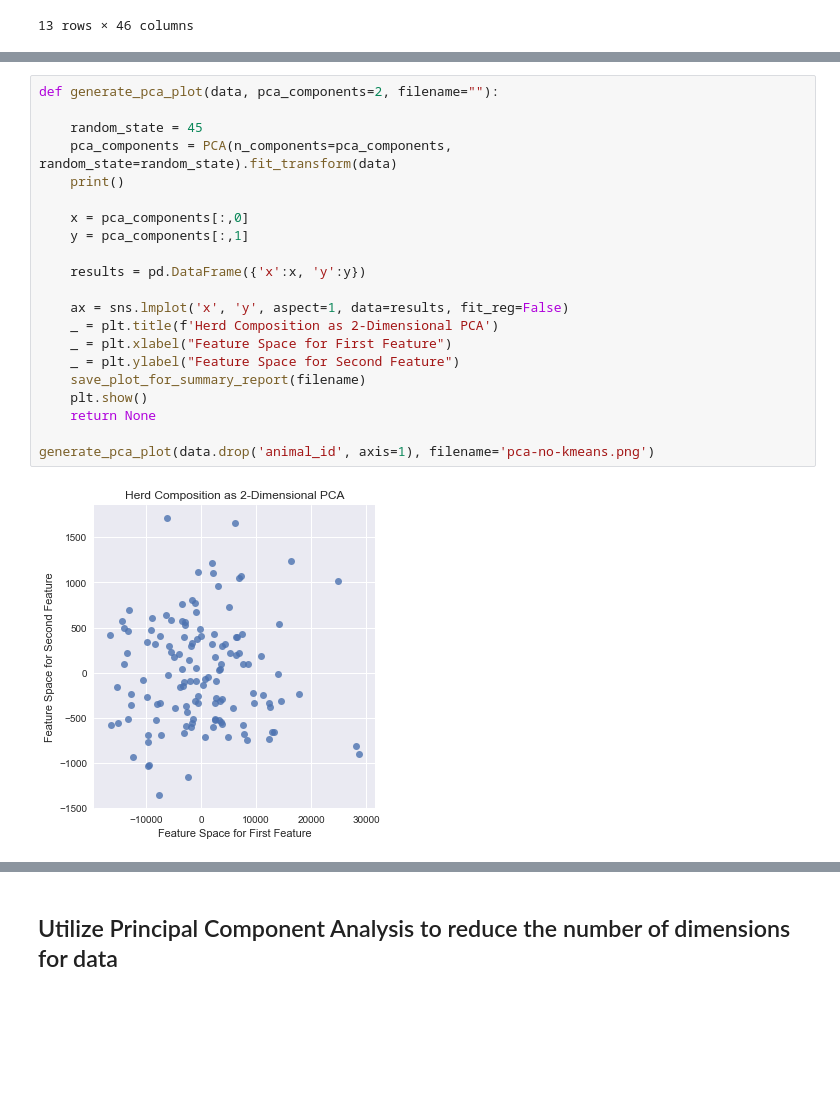
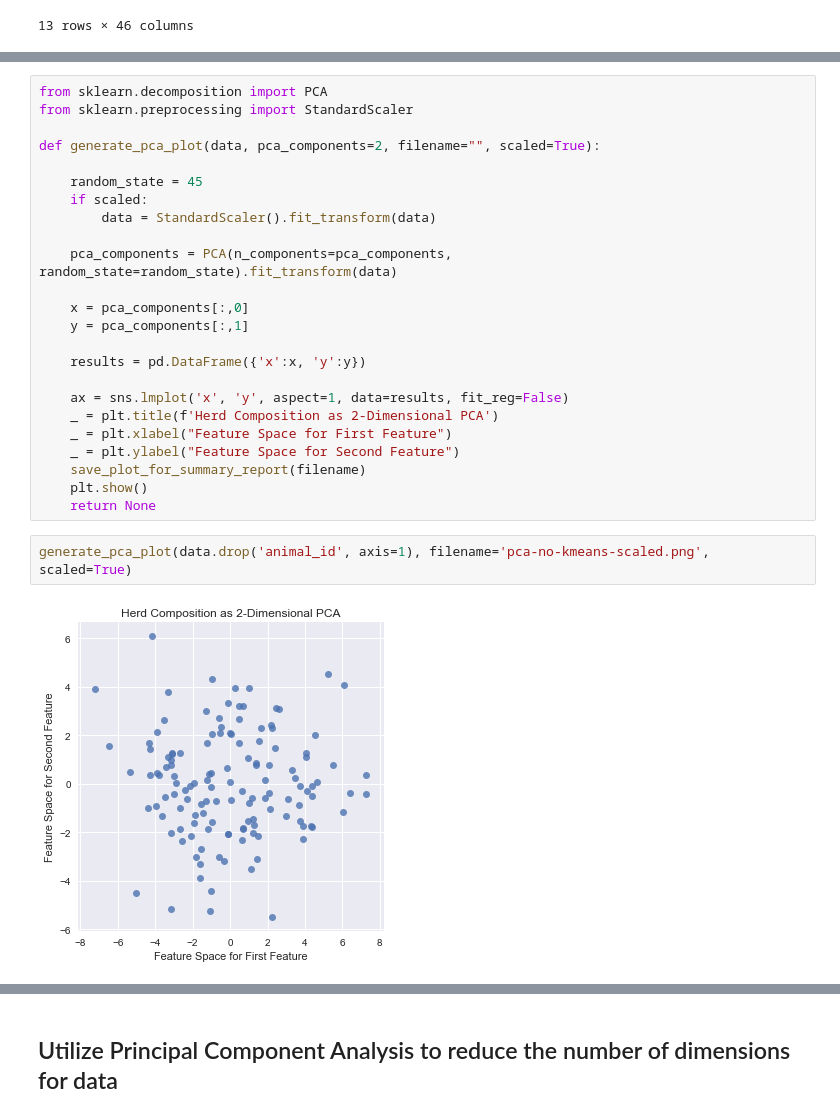
Before and after one commit to nachostorni094/happy-cows, a Jupyter notebook: notebooks/report-plot-generation/blog-plot-pca-and-kmeans-cluster-analysis.ipynb, the cells around one changed output, grey strips where cells are left out. Cells and saved outputs as stored; diff of their text form; blank space fills up the shorter version.

```diff
--- a/notebooks/report-plot-generation/blog-plot-pca-and-kmeans-cluster-analysis.ipynb
+++ b/notebooks/report-plot-generation/blog-plot-pca-and-kmeans-cluster-analysis.ipynb
@@ -181,9 +182,14 @@ top_producers
 # %%
-def generate_pca_plot(data, pca_components=2, filename=""):
+from sklearn.decomposition import PCA
+from sklearn.preprocessing import StandardScaler
+
+def generate_pca_plot(data, pca_components=2, filename="", scaled=True):
 
     random_state = 45
+    if scaled:
+        data = StandardScaler().fit_transform(data)
+
     pca_components = PCA(n_components=pca_components, random_state=random_state).fit_transform(data)
-    print()
 
     x = pca_components[:,0]
     y = pca_components[:,1]
@@ -197,7 +203,7 @@ def generate_pca_plot(data, pca_components=2, filename=""):
     save_plot_for_summary_report(filename)
     plt.show()
     return None
-
-generate_pca_plot(data.drop('animal_id', axis=1), filename='pca-no-kmeans.png')
-# %% [output]
-[figure, removed]
+# %%
+generate_pca_plot(data.drop('animal_id', axis=1), filename='pca-no-kmeans-scaled.png', scaled=True)
+# %% [output]
+[figure, added]
```
Also changed, not shown: parts of 9 cells of this notebook, 2 other files.
